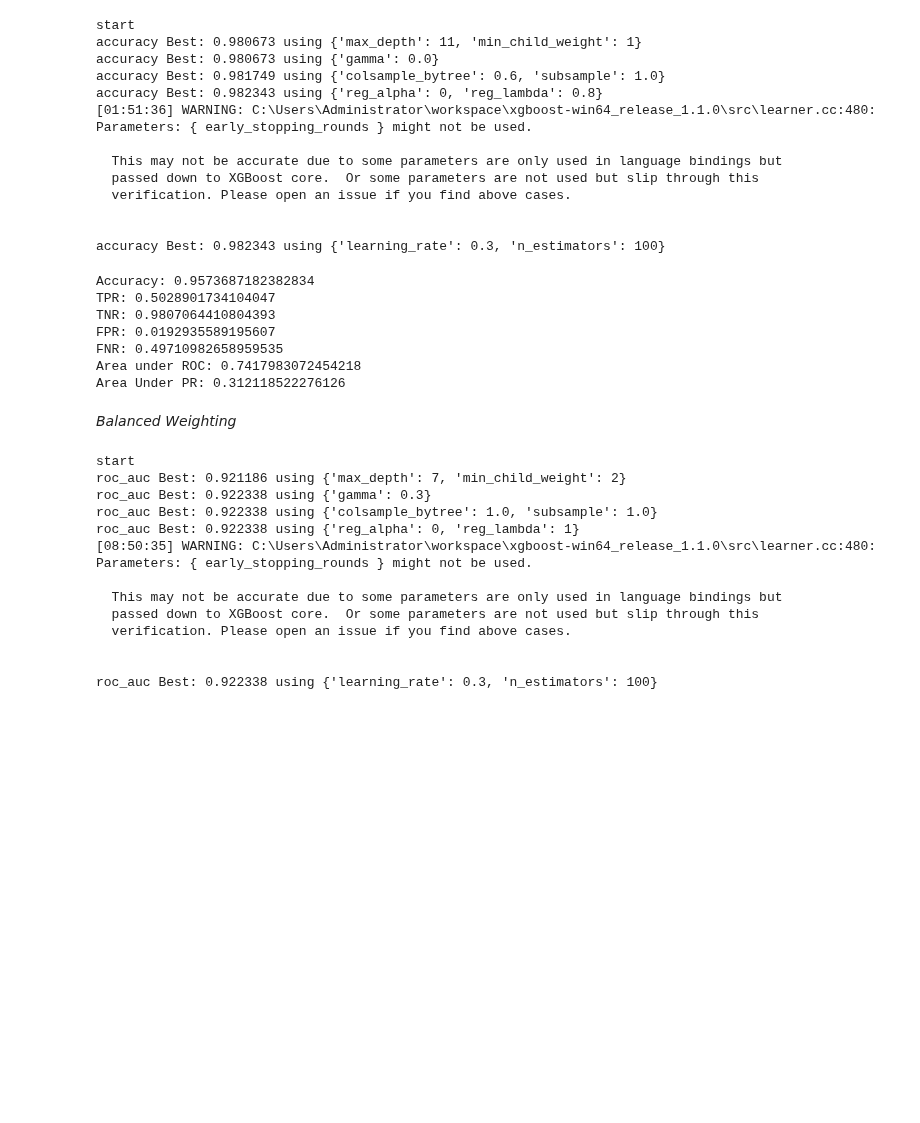
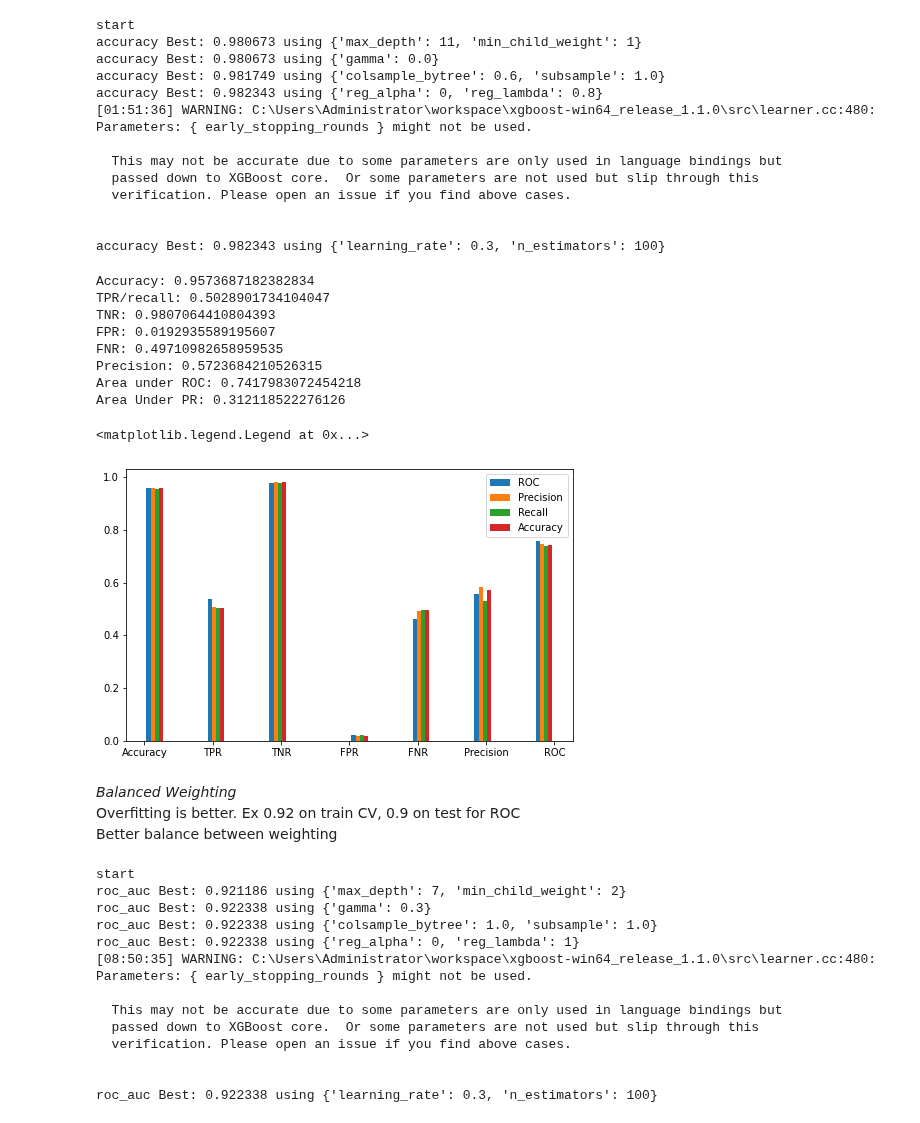
Before and after one commit to anuragkumar/fake-job-posting-prediction, a Jupyter notebook: fake_job_postings.ipynb, the cells around one changed output. Saved outputs shown, nothing was run; the diff lists cells and outputs as text; code cells hidden in the pictures; blank space fills up the shorter version.

```diff
--- a/fake_job_postings.ipynb
+++ b/fake_job_postings.ipynb
@@ -1081,6 +1218,6 @@ xgb_roc = XGBClassifier(objective = 'binary:logistic', max_depth = 10, min_child
                           learning_rate = 0.05, n_estimators = 500)
 xgb_roc.fit(os_data_X.values, os_data_y.fraudulent.values)
 predict, prob, predict_df, true_df, prob_df = model_predict(xgb_roc, logistic = False)
-metrics_print(predict_df, predict)
+stats_roc = metrics_print(predict_df, predict)
 # %% [output]
 Accuracy: 0.9565217391304348
@@ -1113,6 +1251,6 @@ xgb_prec = XGBClassifier(objective = 'binary:logistic', max_depth = 11, min_chil
                           learning_rate = 0.05, n_estimators = 1000)
 xgb_prec.fit(os_data_X.values, os_data_y.fraudulent.values)
 predict, prob, predict_df, true_df, prob_df = model_predict(xgb_prec, logistic = False)
-metrics_print(predict_df, predict)
+stats_prec = metrics_print(predict_df, predict)
 # %% [output]
 Accuracy: 0.9582156973461321
@@ -1145,6 +1284,6 @@ xgb_rec = XGBClassifier(objective = 'binary:logistic', max_depth = 9, min_child_
                           learning_rate = 0.3, n_estimators = 100)
 xgb_rec.fit(os_data_X.values, os_data_y.fraudulent.values)
 predict, prob, predict_df, true_df, prob_df = model_predict(xgb_rec, logistic = False)
-metrics_print(predict_df, predict)
+stats_rec = metrics_print(predict_df, predict)
 # %% [output]
 Accuracy: 0.9539808018068887
@@ -1177,14 +1317,13 @@ xgb_acc = XGBClassifier(objective = 'binary:logistic', max_depth = 11, min_child
                           learning_rate = 0.3, n_estimators = 100)
 xgb_acc.fit(os_data_X.values, os_data_y.fraudulent.values)
 predict, prob, predict_df, true_df, prob_df = model_predict(xgb_acc, logistic = False)
-metrics_print(predict_df, predict)
+stats_acc = metrics_print(predict_df, predict)
 # %% [output]
 Accuracy: 0.9573687182382834
-TPR: 0.5028901734104047
+TPR/recall: 0.5028901734104047
 TNR: 0.9807064410804393
 FPR: 0.0192935589195607
 FNR: 0.49710982658959535
+Precision: 0.5723684210526315
 Area under ROC: 0.7417983072454218
 Area Under PR: 0.312118522276126
-# %% [markdown]
-_Balanced Weighting_
@@ -1194,3 +1330,18 @@ scale_weight = len(y_train[y_train.fraudulent == 0]) / len(y_train[y_train.fraud
+# %%
+fig, ax = plt.subplots(figsize=(8,5))
+
+bins = ['Accuracy', 'TPR', 'TNR', 'FPR', 'FNR', 'Precision', 'ROC']
+plt.hist([bins, bins, bins, bins], 20, weights=[stats_roc[:-1], stats_prec[:-1], stats_rec[:-1], stats_acc[:-1]],
+            histtype='bar', label=['ROC', 'Precision', 'Recall', 'Accuracy'])
+plt.legend()
+# all very similar.
+# %% [output]
+<matplotlib.legend.Legend at 0x...>
+[figure, added]
+# %% [markdown]
+_Balanced Weighting_
+Overfitting is better. Ex 0.92 on train CV, 0.9 on test for ROC
+Better balance between weighting
 # %%
 xgb_tune('roc_auc', x = X_train, y = y_train, scale_pos_weight = scale_weight)
 # %% [output]
```
Also changed, not shown: parts of 41 cells of this notebook.
